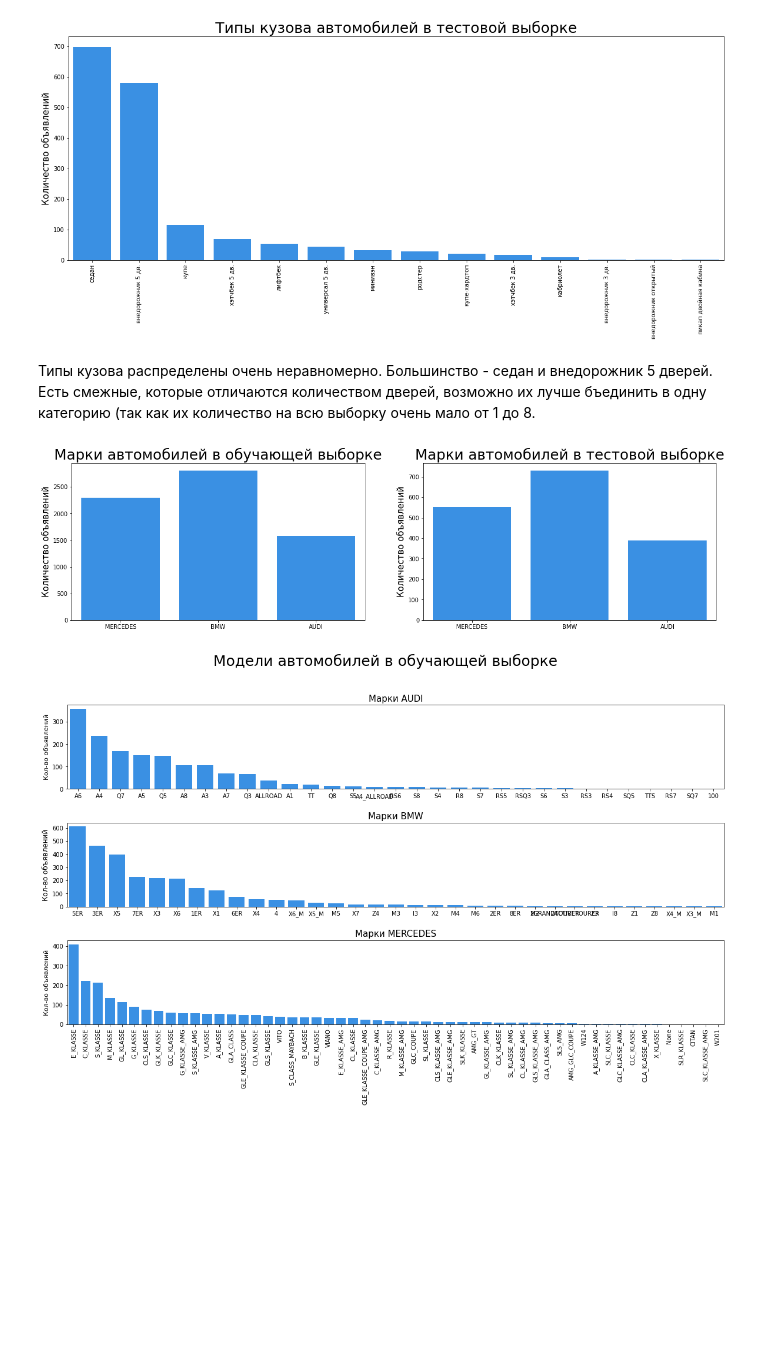
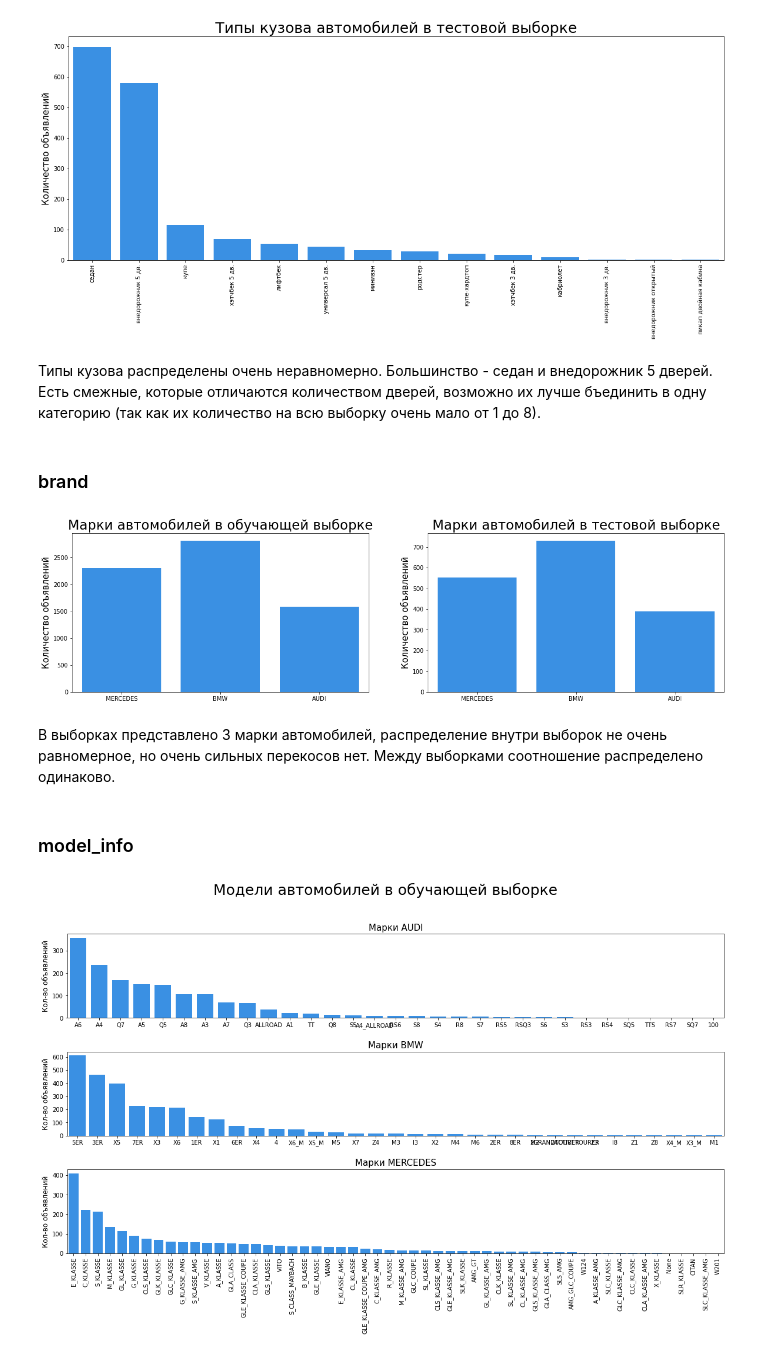
Before and after one commit to NataliaKolesnik/Car_Price_prediction_part2, a Jupyter notebook: 1_EDA.ipynb, the cells around one changed output. Saved outputs shown, nothing was run; the diff lists cells and outputs as text; code cells hidden in the pictures; blank space fills up the shorter version.

```diff
--- a/1_EDA.ipynb
+++ b/1_EDA.ipynb
@@ -20,3 +18,9 @@ FONT_LABEL = 15
+# %%
+pd.set_option('display.float_format', '{:.2f}'.format)
+
+FONT_TITLE = 25
+FONT_LABEL = 15
+COLOR  = 'dodgerblue'
 # %% [markdown]
 ## Осмотр данных
 # %%
@@ -181,7 +187,7 @@ plt.show()
 # %% [output]
 [figure]
 # %% [markdown]
-Типы кузова распределены очень неравномерно. Большинство - седан и внедорожник 5 дверей. Есть смежные, которые отличаются количеством дверей, возможно их лучше бъединить в одну категорию (так как их количество на всю выборку очень мало от 1 до 8.
+Типы кузова распределены очень неравномерно. Большинство - седан и внедорожник 5 дверей. Есть смежные, которые отличаются количеством дверей, возможно их лучше бъединить в одну категорию (так как их количество на всю выборку очень мало от 1 до 8).
 # %%
 def body_type_processing(body_type):
     body_type = re.sub(' \d дв.', '', body_type)
@@ -194,26 +200,32 @@ def body_type_processing(body_type):
 
 df_train['bodyType'] = df_train['bodyType'].apply(lambda s: body_type_processing(s))
 df_test['bodyType'] = df_test['bodyType'].apply(lambda s: body_type_processing(s))
+# %% [markdown]
+### brand
 # %%
 fig, ax = plt.subplots(1, 2, figsize=(20,5))
 
-ax[0].set_title('Марки автомобилей в обучающей выборке', fontsize=FONT_TITLE)
-sns.countplot(ax=ax[0], x='brand', data=df_train,  color='dodgerblue', order=df_test['brand'].unique())
+ax[0].set_title('Марки автомобилей в обучающей выборке', fontsize=FONT_TITLE-2)
+sns.countplot(ax=ax[0], x='brand', data=df_train,  color=COLOR, order=df_test['brand'].unique())
 ax[0].set_ylabel('Количество объявлений', fontsize=FONT_LABEL)
 ax[0].set_xlabel('')
 
-ax[1].set_title('Марки автомобилей в тестовой выборке', fontsize=FONT_TITLE)
-sns.countplot(ax=ax[1], x='brand', data=df_test,  color='dodgerblue', order=df_test['brand'].unique())
+ax[1].set_title('Марки автомобилей в тестовой выборке', fontsize=FONT_TITLE-2)
+sns.countplot(ax=ax[1], x='brand', data=df_test,  color=COLOR, order=df_test['brand'].unique())
 ax[1].set_ylabel('Количество объявлений', fontsize=FONT_LABEL)
 ax[1].set_xlabel('')
 
 
 # plt.xticks(rotation=90)
 # plt.ylabel('Количество объявлений', fontsize=FONT_LABEL)
 # plt.xlabel('')
 plt.show()
 # %% [output]
-[figure, old version]
+[figure, new version]
+# %% [markdown]
+В выборках представлено 3 марки автомобилей, распределение внутри выборок не очень равномерное, но очень сильных перекосов нет. Между выборками соотношение  распределено одинаково.
+# %% [markdown]
+### model_info
 # %%
 fig, ax = plt.subplots(3, 1, figsize=(20,10))
 plt.subplots_adjust(wspace=0.1, hspace=0.4) # Расстояния между графиками
```
Also changed, not shown: parts of 52 cells of this notebook.
